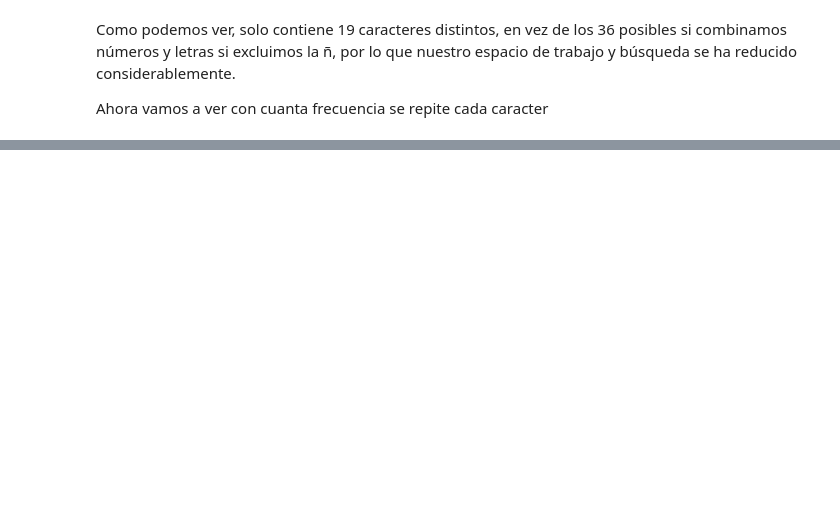
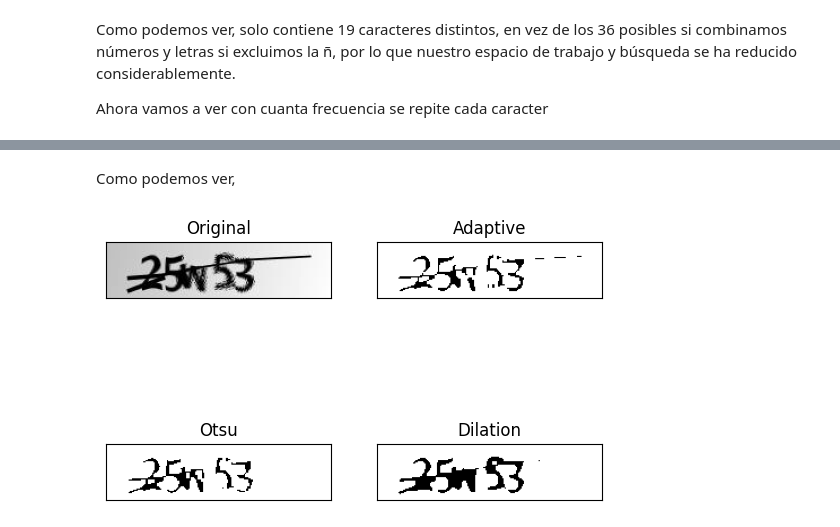
Before and after one commit to cabamarcos/Captcha_recognition, a Jupyter notebook: IAO.ipynb, the cells around one changed output, grey strips where cells are left out. Drawn from its saved outputs; the diff is of its cells as text; code cells hidden in the pictures; blank space fills up the shorter version.

```diff
--- a/IAO.ipynb
+++ b/IAO.ipynb
@@ -133,0 +167,20 @@ plt.show()
+# %% [markdown]
+Como podemos ver,
+# %%
+kernel = np.ones((3,3), np.uint8)
+dilation = cv2.dilate(th, kernel, iterations=1)
+dilation2 = cv2.dilate(th2, kernel, iterations=1)
+dilation3 = cv2.dilate(th3, kernel, iterations=1)
+
+titles2 = ['Original', 'Adaptive', "Otsu", 'Gaussian + Otsu']
+images2 = [img, dilation, dilation2, dilation3]
+
+for i in range(4):
+    plt.subplot(2, 2, i + 1), plt.imshow(images2[i], 'gray')
+    plt.title(titles2[i])
+    plt.xticks([]), plt.yticks([])
+
+plt.title('Dilation')
+plt.show()
+# %% [output]
+[figure, added]
```
Also changed, not shown: parts of 17 cells of this notebook.
